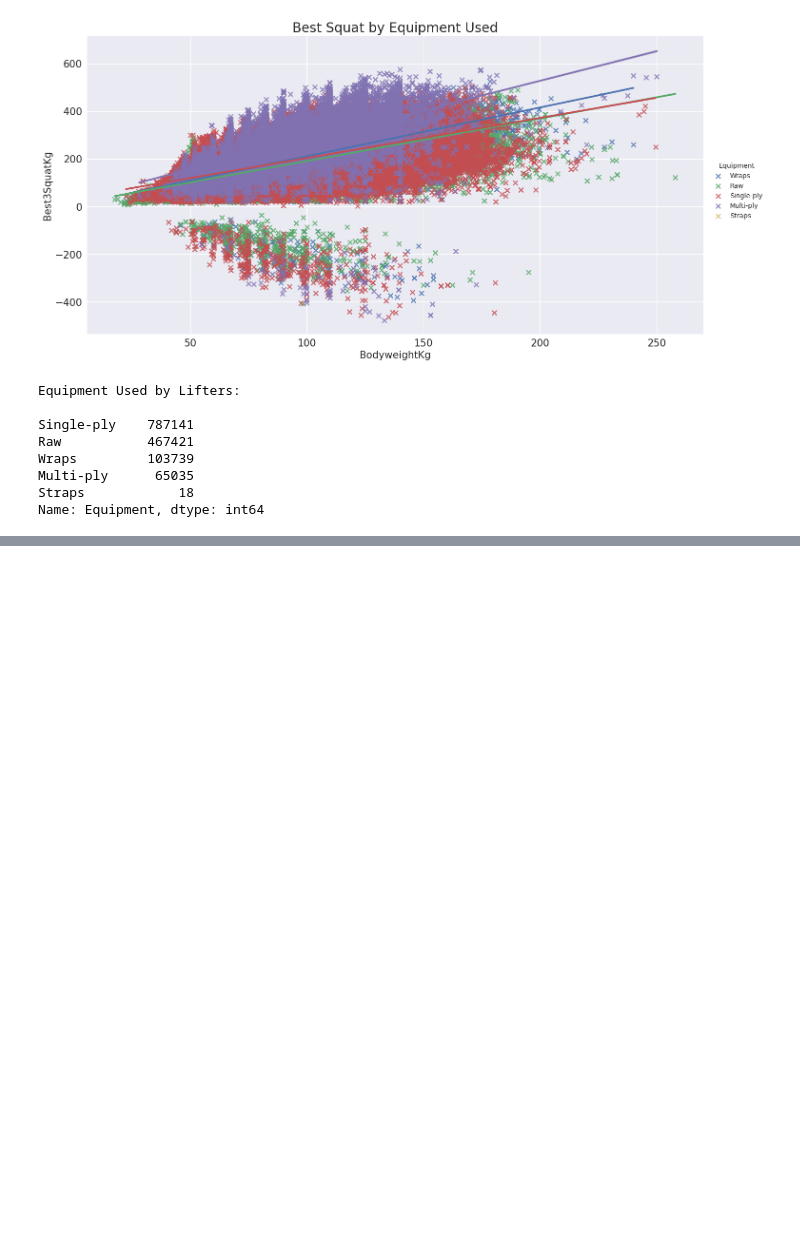
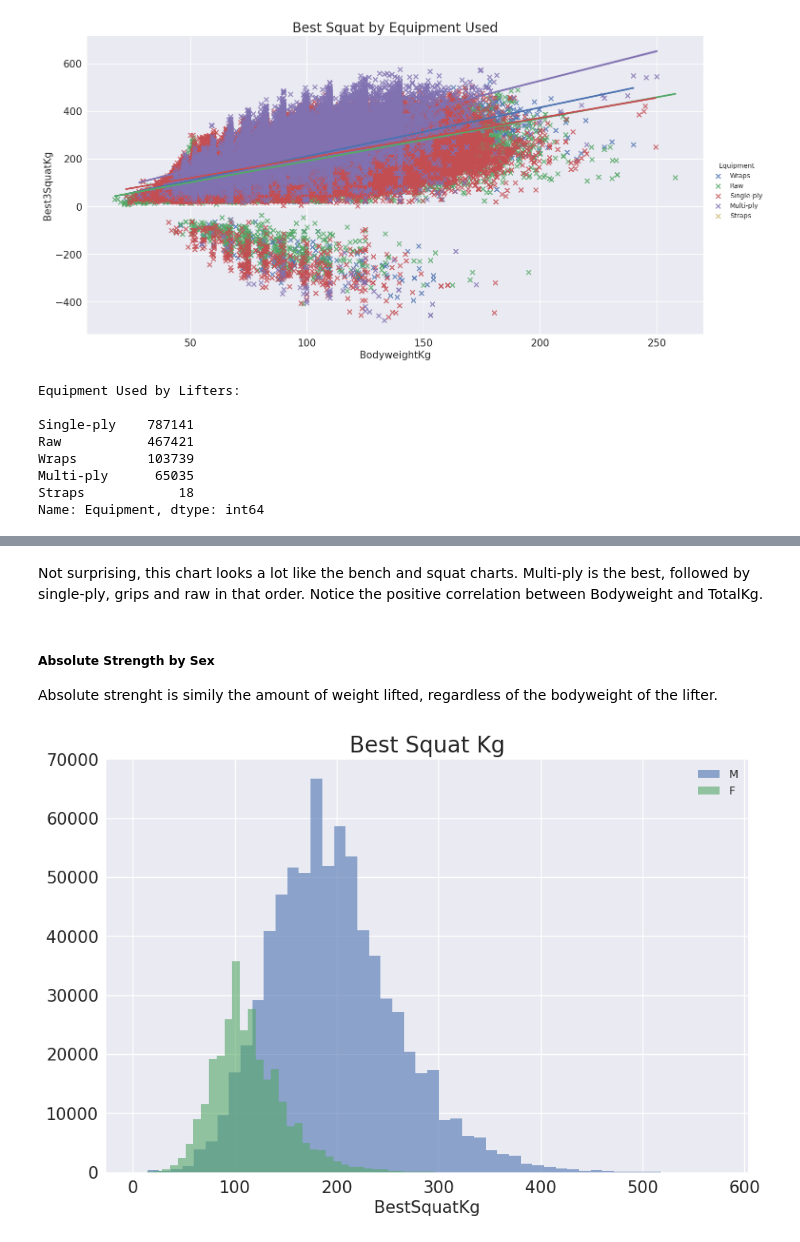
Before and after one commit to joshoandres13/pandas_practice, a Jupyter notebook: pandas_practice.ipynb, the cells around one changed output, grey strips where cells are left out. Cells and saved outputs as stored; diff of their text form; code cells hidden in the pictures; blank space fills up the shorter version.

```diff
--- a/pandas_practice.ipynb
+++ b/pandas_practice.ipynb
@@ -613,0 +642,17 @@ Name: Equipment, dtype: int64
+# %% [markdown]
+Not surprising, this chart looks a lot like the bench and squat charts. Multi-ply is the best, followed by single-ply, grips and raw in that order. Notice the positive correlation between Bodyweight and TotalKg.
+# %% [markdown]
+##### Absolute Strength by Sex
+
+Absolute strenght is simily the amount of weight lifted, regardless of the bodyweight of the lifter.
+# %%
+g = sns.FacetGrid(df,hue='Sex',height=6,aspect=1.5,legend_out=True)
+g = g.map(plt.hist,'Best3SquatKg',bins=50,alpha=.6)
+plt.title('Best Squat Kg',fontsize=20)
+plt.yticks(fontsize=15)
+plt.xticks(fontsize=15)
+plt.xlabel('BestSquatKg',fontsize=15)
+plt.legend(loc=1)
+plt.show()
+# %% [output]
+[figure, added]
```
Also changed, not shown: parts of 44 cells of this notebook.
